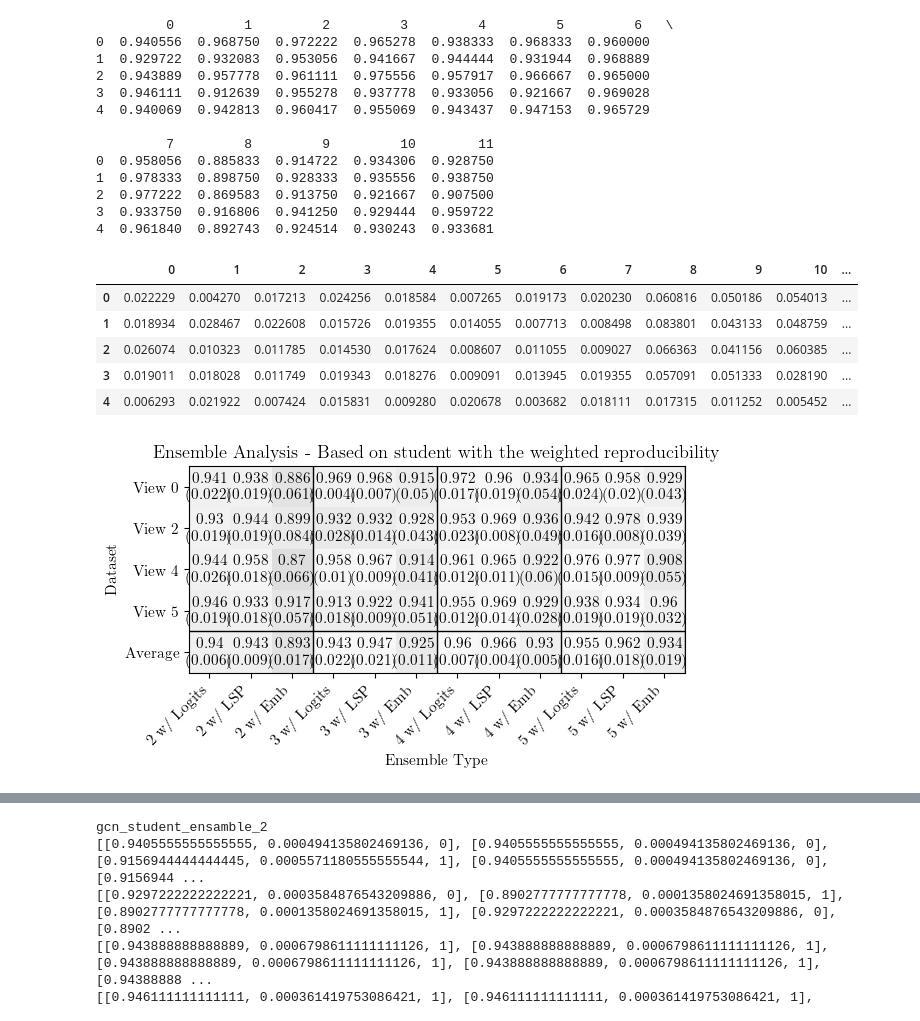
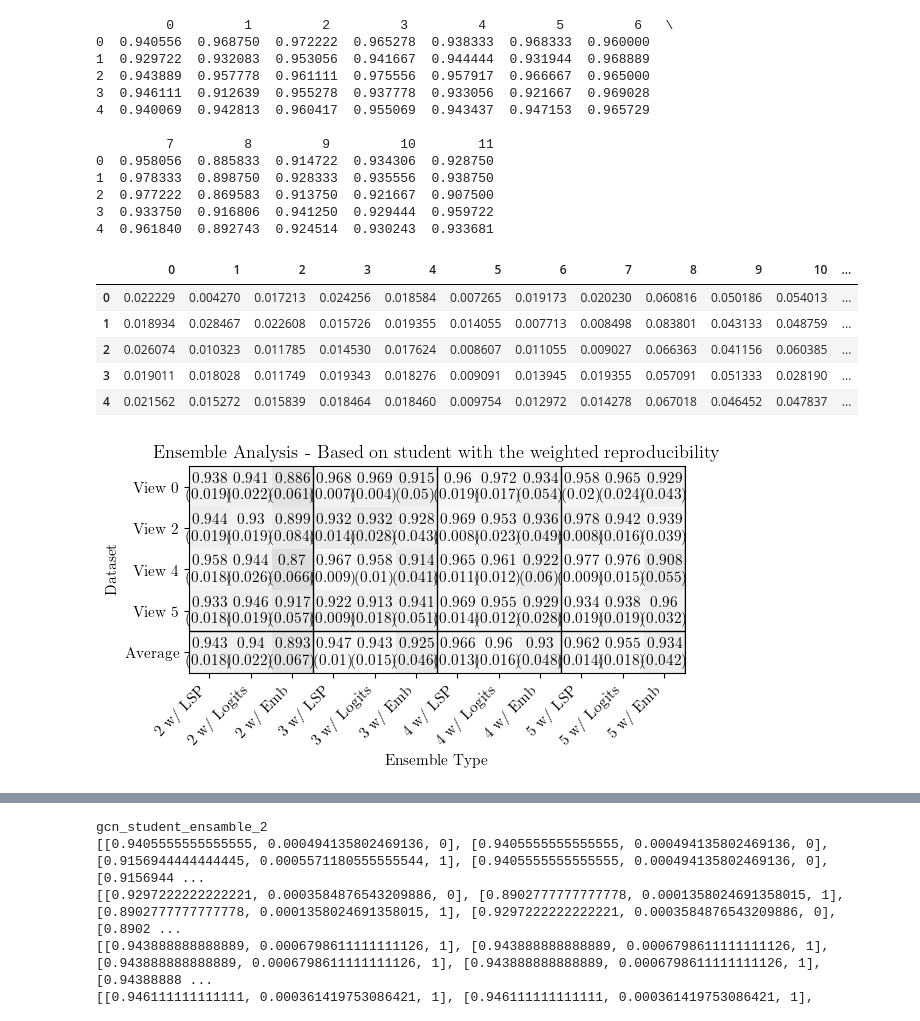
Before and after one commit to LorenzoStigliano/thesis-imperial, a Jupyter notebook: src/notebooks/study_Evaluation_supplementary_experiments.ipynb, the cells around one changed output, grey strips where cells are left out. Drawn from its saved outputs; the diff is of its cells as text; code cells hidden in the pictures.

```diff
--- a/src/notebooks/study_Evaluation_supplementary_experiments.ipynb
+++ b/src/notebooks/study_Evaluation_supplementary_experiments.ipynb
@@ -571,7 +289,7 @@ df = pd.DataFrame(np.sqrt(all_model_data_std))
 
 df_transposed_var = df.T
 # Calculate the mean along each column
-std_row = df_transposed.std()
+std_row = df_transposed_var.mean()
 
 # Add the mean row to the transposed DataFrame
 df_std_transposed = df_transposed_var.append(std_row, ignore_index=True)
@@ -582,13 +300,13 @@ df_std_transposed
 | 1 | 0.018934 | 0.028467 | 0.022608 | 0.015726 | 0.019355 | 0.014055 | 0.007713 | 0.008498 | 0.083801 | 0.043133 | 0.048759 | ... |
 | 2 | 0.026074 | 0.010323 | 0.011785 | 0.014530 | 0.017624 | 0.008607 | 0.011055 | 0.009027 | 0.066363 | 0.041156 | 0.060385 | ... |
 | 3 | 0.019011 | 0.018028 | 0.011749 | 0.019343 | 0.018276 | 0.009091 | 0.013945 | 0.019355 | 0.057091 | 0.051333 | 0.028190 | ... |
-| 4 | 0.006293 | 0.021922 | 0.007424 | 0.015831 | 0.009280 | 0.020678 | 0.003682 | 0.018111 | 0.017315 | 0.011252 | 0.005452 | ... |
+| 4 | 0.021562 | 0.015272 | 0.015839 | 0.018464 | 0.018460 | 0.009754 | 0.012972 | 0.014278 | 0.067018 | 0.046452 | 0.047837 | ... |
 # %%
 import matplotlib.pyplot as plt
 import numpy as np
 
 # Change the order of the DataFrame columns
-column_order = [0, 4, 8, 1, 5, 9, 2, 6, 10, 3, 7, 11]
+column_order = [4, 0, 8, 5, 1, 9, 6, 2, 10, 7, 3, 11]
 df_ordered = df_transposed.iloc[:, column_order]
 df_std_ordered = df_std_transposed.iloc[:, column_order]
 
@@ -613,32 +331,32 @@ for i in range(df_ordered.shape[0]):
             plt.text(j, i, f'{value}\n({std})', ha='center', va='center', color='black')
 
 
 
 plt.axhline(3.5, color='black', linewidth=1)  # Add a horizontal line on top of the "Average" row
 
 # Add vertical lines spaced 2 cells apart
 for j in range(2, df_ordered.shape[1], 3):
     plt.axvline(j + 0.5, color='black', linewidth=1)  # Add a vertical line in the middle of each pair
 
 
 plt.gca().invert_yaxis()  # Reverse the y-axis
 
 # Add custom labels to the y-axis
 labels = ['View 0', 'View 2', 'View 4', 'View 5', 'Average']
 plt.yticks(range(df_ordered.shape[0]), labels)
 
 # Add custom labels to the x-axis
-x_ticks = ['2 w/ Logits', '2 w/ LSP', '2 w/ Emb', '3 w/ Logits', '3 w/ LSP', '3 w/ Emb', '4 w/ Logits', '4 w/ LSP', '4 w/ Emb','5 w/ Logits', '5 w/ LSP', '5 w/ Emb']
+x_ticks = ['2 w/ LSP', '2 w/ Logits', '2 w/ Emb', '3 w/ LSP', '3 w/ Logits', '3 w/ Emb', '4 w/ LSP', '4 w/ Logits', '4 w/ Emb', '5 w/ LSP', '5 w/ Logits', '5 w/ Emb']
 plt.xticks(range(df_ordered.shape[1]), x_ticks, rotation=45, ha='right')
 
 # Add title and axis labels
 plt.title('Ensemble Analysis - Based on student with the weighted reproducibility')
 plt.xlabel('Ensemble Type')
 plt.ylabel('Dataset')
 if not os.path.exists(SAVE_DIR_FIGS+"ensemble_results/"):
     os.makedirs(SAVE_DIR_FIGS+"ensemble_results/")
 plt.savefig(SAVE_DIR_FIGS+"ensemble_results/"+'Ensemble Analysis - Based on student with the average reproducibility'+".png", dpi=150,bbox_inches='tight')
 
 plt.show()
 # %% [output]
-[figure, old version]
+[figure, new version]
```
Also changed, not shown: parts of 15 cells of this notebook, 3 other files.
